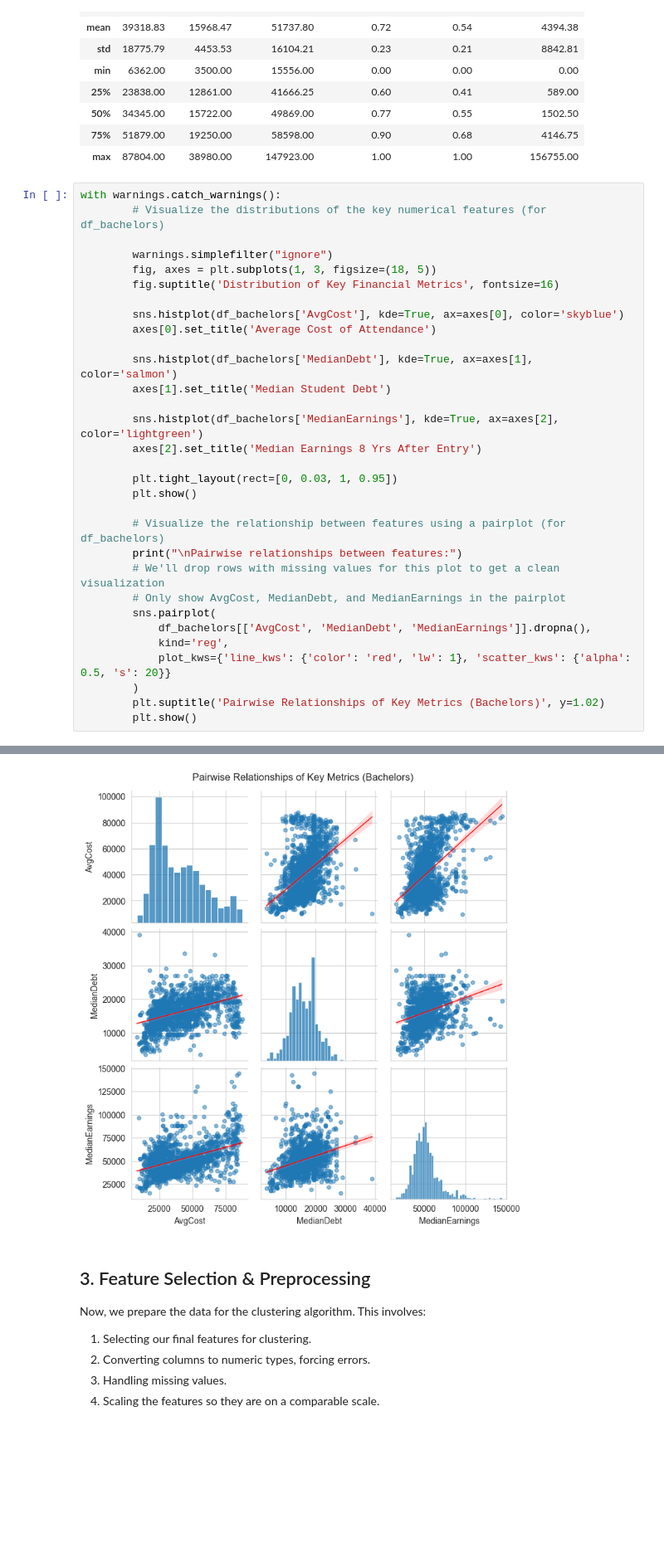
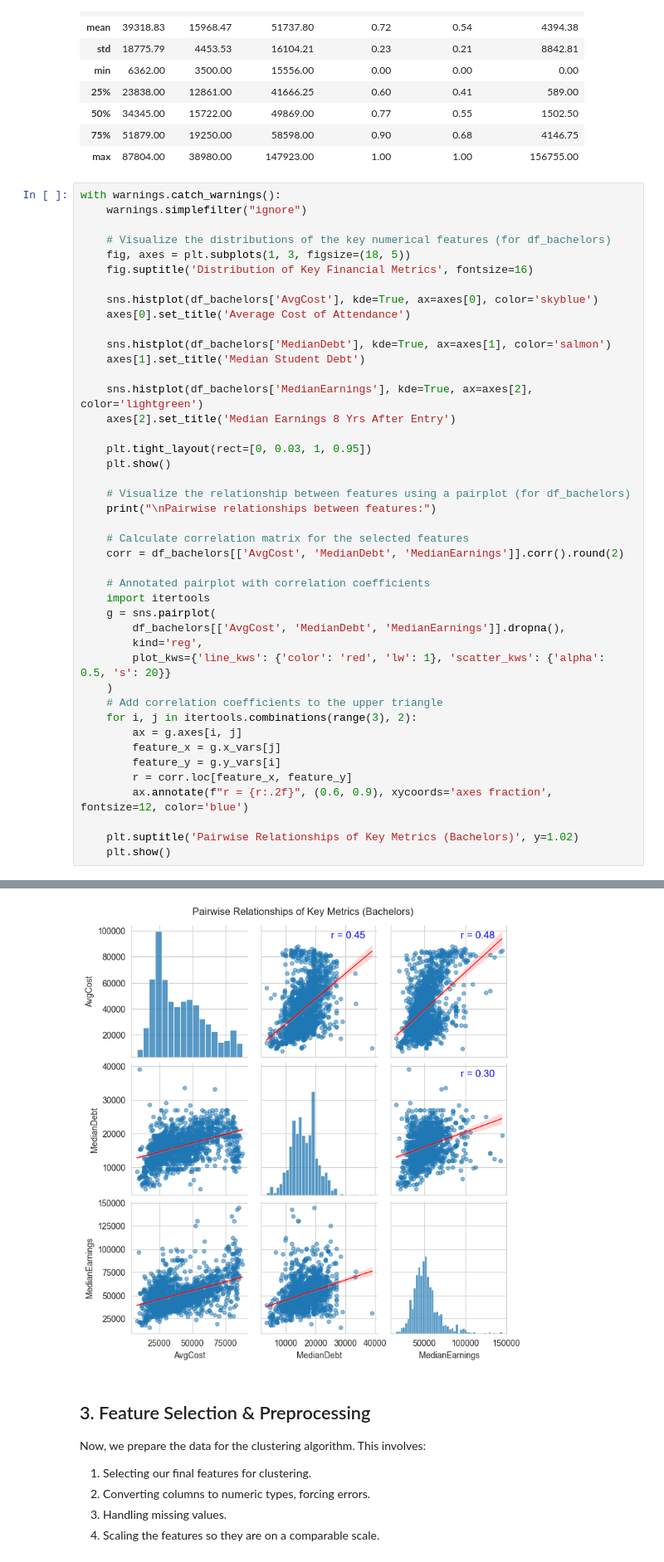
Before and after one commit to BenGoBlue05/college-scorecard-analysis, a Jupyter notebook: notebooks/institution_clustering.ipynb, the cells around one changed output, grey strips where cells are left out. Shown at 83% size. Drawn from its saved outputs; the diff is of its cells as text; blank space fills up the shorter version.

Commit message:
add graph images and add pearsons coefficient to feature exploration

```diff
--- a/notebooks/institution_clustering.ipynb
+++ b/notebooks/institution_clustering.ipynb
@@ -186,39 +186,51 @@ Summary statistics of key features:
 | max | 87804.00 | 38980.00 | 147923.00 | 1.00 | 1.00 | 156755.00 |
 # %%
 with warnings.catch_warnings():
-        # Visualize the distributions of the key numerical features (for df_bachelors)
+    warnings.simplefilter("ignore")
 
-        warnings.simplefilter("ignore")
-        fig, axes = plt.subplots(1, 3, figsize=(18, 5))
-        fig.suptitle('Distribution of Key Financial Metrics', fontsize=16)
+    # Visualize the distributions of the key numerical features (for df_bachelors)
+    fig, axes = plt.subplots(1, 3, figsize=(18, 5))
+    fig.suptitle('Distribution of Key Financial Metrics', fontsize=16)
 
-        sns.histplot(df_bachelors['AvgCost'], kde=True, ax=axes[0], color='skyblue')
-        axes[0].set_title('Average Cost of Attendance')
+    sns.histplot(df_bachelors['AvgCost'], kde=True, ax=axes[0], color='skyblue')
+    axes[0].set_title('Average Cost of Attendance')
 
-        sns.histplot(df_bachelors['MedianDebt'], kde=True, ax=axes[1], color='salmon')
-        axes[1].set_title('Median Student Debt')
+    sns.histplot(df_bachelors['MedianDebt'], kde=True, ax=axes[1], color='salmon')
+    axes[1].set_title('Median Student Debt')
 
-        sns.histplot(df_bachelors['MedianEarnings'], kde=True, ax=axes[2], color='lightgreen')
-        axes[2].set_title('Median Earnings 8 Yrs After Entry')
+    sns.histplot(df_bachelors['MedianEarnings'], kde=True, ax=axes[2], color='lightgreen')
+    axes[2].set_title('Median Earnings 8 Yrs After Entry')
 
-        plt.tight_layout(rect=[0, 0.03, 1, 0.95])
-        plt.show()
+    plt.tight_layout(rect=[0, 0.03, 1, 0.95])
+    plt.show()
 
-        # Visualize the relationship between features using a pairplot (for df_bachelors)
-        print("\nPairwise relationships between features:")
-        # We'll drop rows with missing values for this plot to get a clean visualization
-        # Only show AvgCost, MedianDebt, and MedianEarnings in the pairplot
-        sns.pairplot(
-            df_bachelors[['AvgCost', 'MedianDebt', 'MedianEarnings']].dropna(),
-            kind='reg',
-            plot_kws={'line_kws': {'color': 'red', 'lw': 1}, 'scatter_kws': {'alpha': 0.5, 's': 20}}
-        )
-        plt.suptitle('Pairwise Relationships of Key Metrics (Bachelors)', y=1.02)
-        plt.show()
+    # Visualize the relationship between features using a pairplot (for df_bachelors)
+    print("\nPairwise relationships between features:")
+
+    # Calculate correlation matrix for the selected features
+    corr = df_bachelors[['AvgCost', 'MedianDebt', 'MedianEarnings']].corr().round(2)
+
+    # Annotated pairplot with correlation coefficients
+    import itertools
+    g = sns.pairplot(
+        df_bachelors[['AvgCost', 'MedianDebt', 'MedianEarnings']].dropna(),
+        kind='reg',
+        plot_kws={'line_kws': {'color': 'red', 'lw': 1}, 'scatter_kws': {'alpha': 0.5, 's': 20}}
+    )
+    # Add correlation coefficients to the upper triangle
+    for i, j in itertools.combinations(range(3), 2):
+        ax = g.axes[i, j]
+        feature_x = g.x_vars[j]
+        feature_y = g.y_vars[i]
+        r = corr.loc[feature_x, feature_y]
+        ax.annotate(f"r = {r:.2f}", (0.6, 0.9), xycoords='axes fraction', fontsize=12, color='blue')
+
+    plt.suptitle('Pairwise Relationships of Key Metrics (Bachelors)', y=1.02)
+    plt.show()
 # %% [output]
 [figure]
 Pairwise relationships between features:
-[figure, old version]
+[figure, new version]
 # %% [markdown]
 ## 3. Feature Selection & Preprocessing
 
```
Also changed, not shown: 4 other files.
